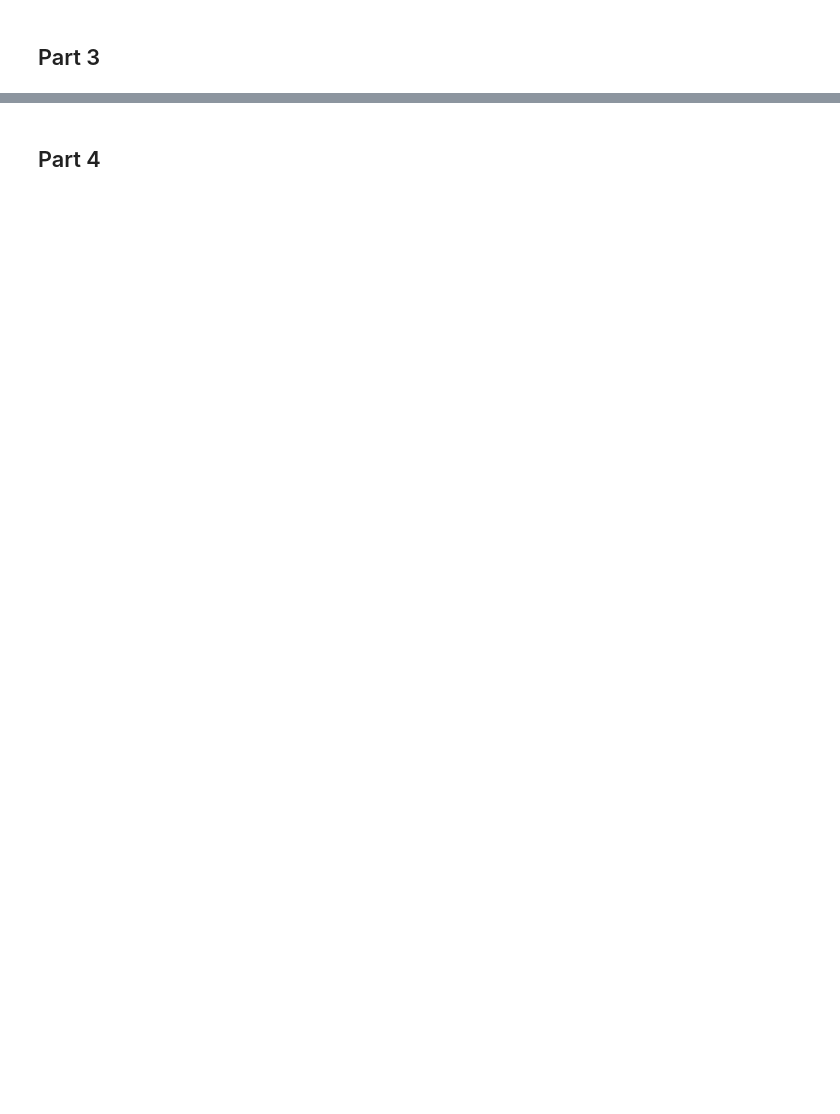
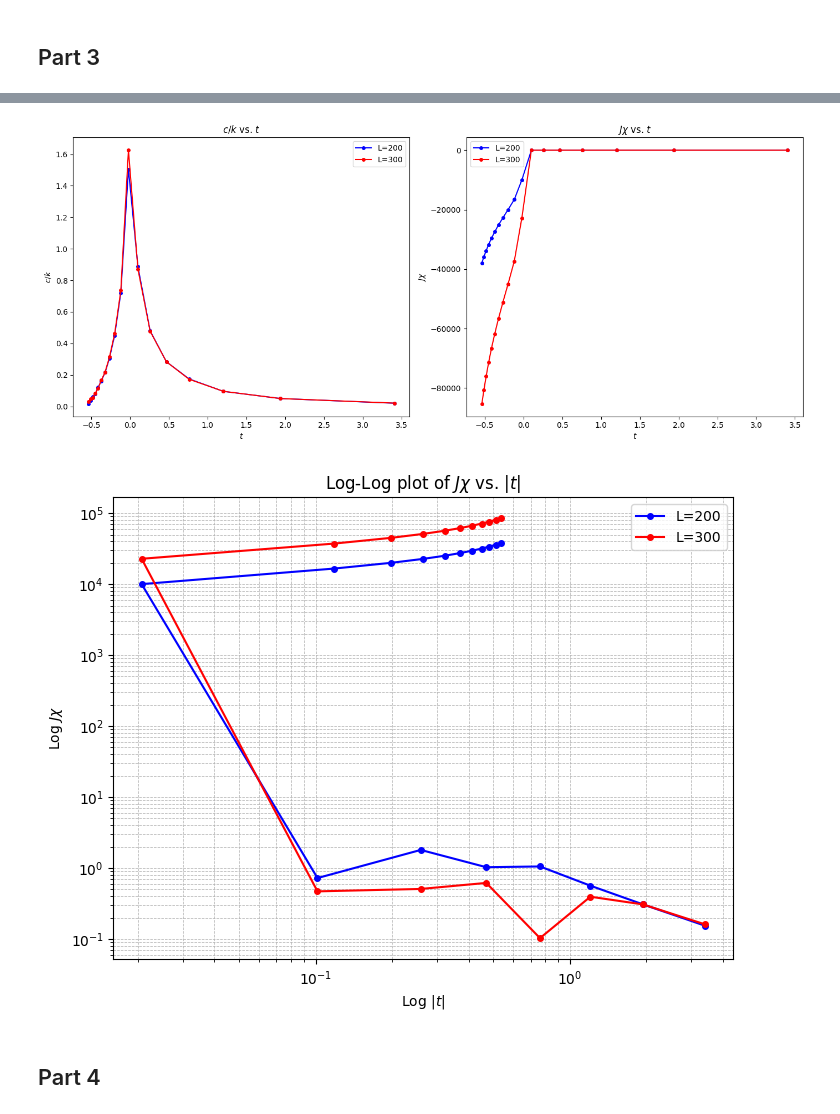
Before and after one commit to Ryan-TheInvoker/Computational-Physics, a Jupyter notebook: Assignment5_Analysis.ipynb, the cells around one changed output, grey strips where cells are left out. Drawn from its saved outputs; the diff is of its cells as text; code cells hidden in the pictures; blank space fills up the shorter version.

```diff
--- a/Assignment5_Analysis.ipynb
+++ b/Assignment5_Analysis.ipynb
@@ -152,2 +88,52 @@ KeyError: '<M2>'
+# %%
+#TODO: divide jx and c/k by N?
+
+# Define colors for different L values
+colors = {
+    200: 'blue',
+    300: 'red',
+    # ... you can add more L values and their corresponding colors here.
+}
+
+# Plot c/k and Jχ as functions of t
+plt.figure(figsize=(14, 6))
+
+# Plot for c/k
+plt.subplot(1, 2, 1)
+for L, color in colors.items():
+    subset = data_part3[data_part3['L'] == L]
+    plt.plot(subset['t'], subset['c/k'], 'o-', color=color, markersize=4, label=f'L={L}')
+plt.title('$c/k$ vs. $t$')
+plt.xlabel('$t$')
+plt.ylabel('$c/k$')
+plt.legend()
+
+# Plot for Jχ
+plt.subplot(1, 2, 2)
+for L, color in colors.items():
+    subset = data_part3[data_part3['L'] == L]
+    plt.plot(subset['t'], subset['Jχ'], 'o-', color=color, markersize=4, label=f'L={L}')
+plt.title('$Jχ$ vs. $t$')
+plt.xlabel('$t$')
+plt.ylabel('$Jχ$')
+plt.legend()
+
+plt.tight_layout()
+plt.show()
+
+# Plot Jχ against |t| on a log-log scale
+plt.figure(figsize=(8, 6))
+for L, color in colors.items():
+    subset = data_part3[data_part3['L'] == L]
+    plt.loglog(np.abs(subset['t']), np.abs(subset['Jχ']), 'o-', color=color, markersize=4, label=f'L={L}')
+plt.title('Log-Log plot of $Jχ$ vs. $|t|$')
+plt.xlabel('Log $|t|$')
+plt.ylabel('Log $Jχ$')
+plt.legend()
+plt.grid(True, which="both", ls="--", linewidth=0.5)
+plt.show()
+# %% [output]
+[figure, added]
+[figure, added]
 # %% [markdown]
 ## Part 4
```
Also changed, not shown: parts of 4 cells of this notebook, 1 other file.
